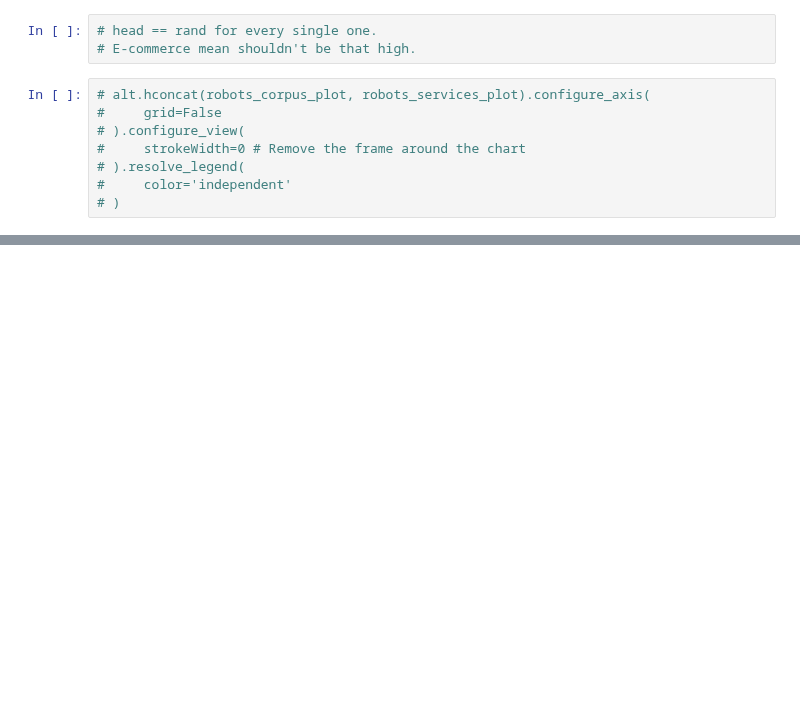
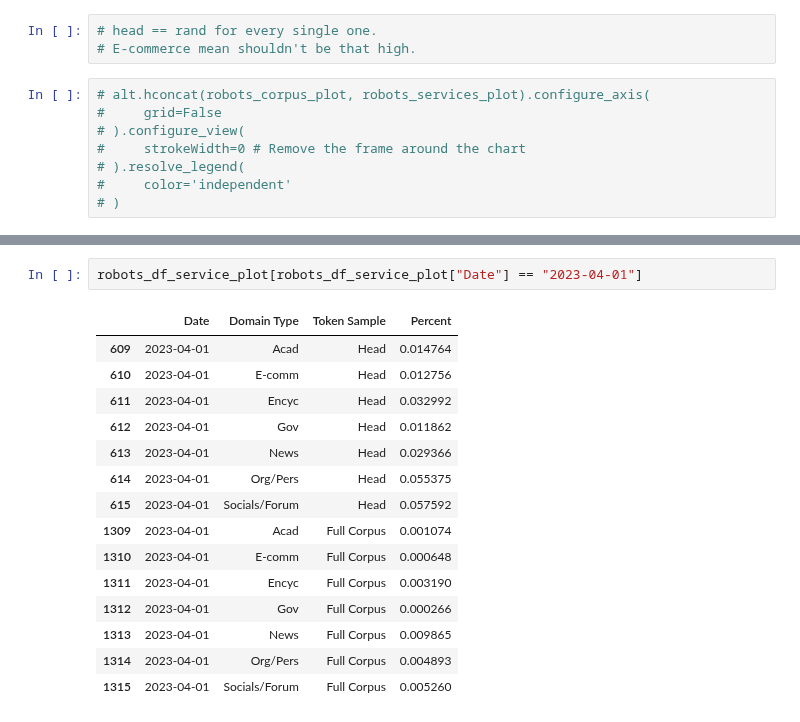
Before and after one commit to Data-Provenance-Initiative/Data-Provenance-Collection, a Jupyter notebook: src/analysis/corpus_robots_trends.ipynb, the cells around one changed output, grey strips where cells are left out. Drawn from its saved outputs; the diff is of its cells as text; blank space fills up the shorter version.

```diff
--- a/src/analysis/corpus_robots_trends.ipynb
+++ b/src/analysis/corpus_robots_trends.ipynb
@@ -292,0 +331,18 @@ tos_services_plot.display()
+# %%
+robots_df_service_plot[robots_df_service_plot["Date"] == "2023-04-01"]
+# %% [output]
+|  | Date | Domain Type | Token Sample | Percent |
+| 609 | 2023-04-01 | Acad | Head | 0.014764 |
+| 610 | 2023-04-01 | E-comm | Head | 0.012756 |
+| 611 | 2023-04-01 | Encyc | Head | 0.032992 |
+| 612 | 2023-04-01 | Gov | Head | 0.011862 |
+| 613 | 2023-04-01 | News | Head | 0.029366 |
+| 614 | 2023-04-01 | Org/Pers | Head | 0.055375 |
+| 615 | 2023-04-01 | Socials/Forum | Head | 0.057592 |
+| 1309 | 2023-04-01 | Acad | Full Corpus | 0.001074 |
+| 1310 | 2023-04-01 | E-comm | Full Corpus | 0.000648 |
+| 1311 | 2023-04-01 | Encyc | Full Corpus | 0.003190 |
+| 1312 | 2023-04-01 | Gov | Full Corpus | 0.000266 |
+| 1313 | 2023-04-01 | News | Full Corpus | 0.009865 |
+| 1314 | 2023-04-01 | Org/Pers | Full Corpus | 0.004893 |
+| 1315 | 2023-04-01 | Socials/Forum | Full Corpus | 0.005260 |
```
Also changed, not shown: parts of 8 cells of this notebook, 1 other file.
